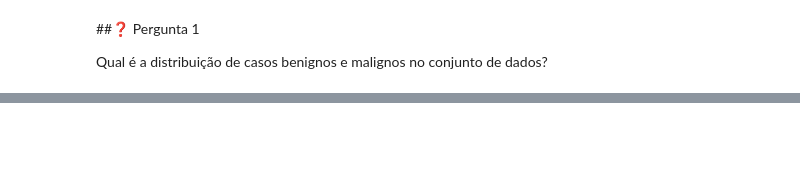
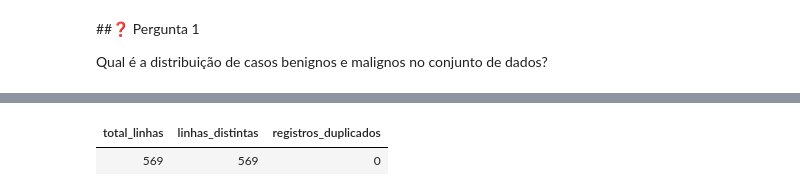
Before and after one commit to Cardoso-Caio/MVP-Engenharia-de-Dados, a Jupyter notebook: 06_analise.ipynb, the cells around one changed output, grey strips where cells are left out. Cells and saved outputs as stored; diff of their text form; code cells hidden in the pictures; blank space fills up the shorter version.

```diff
--- a/06_analise.ipynb
+++ b/06_analise.ipynb
@@ -43,0 +112,26 @@ utilidade do conjunto de dados para estudos exploratórios.
+# %%
+%sql
+WITH base AS (
+  SELECT
+    sha2(concat_ws('||',
+      mean_radius, mean_texture, mean_perimeter, mean_area,
+      mean_smoothness, mean_compactness, mean_concavity, mean_concave_points,
+      mean_symmetry, mean_fractal_dimension,
+      radius_error, texture_error, perimeter_error, area_error,
+      smoothness_error, compactness_error, concavity_error, concave_points_error,
+      symmetry_error, fractal_dimension_error,
+      worst_radius, worst_texture, worst_perimeter, worst_area,
+      worst_smoothness, worst_compactness, worst_concavity, worst_concave_points,
+      worst_symmetry, worst_fractal_dimension,
+      diagnosis
+    ), 256) AS row_hash
+  FROM gold.breast_cancer
+)
+SELECT
+  COUNT(*) AS total_linhas,
+  COUNT(DISTINCT row_hash) AS linhas_distintas,
+  COUNT(*) - COUNT(DISTINCT row_hash) AS registros_duplicados
+FROM base;
+# %% [output]
+| total_linhas | linhas_distintas | registros_duplicados |
+| 569 | 569 | 0 |
```
Also changed, not shown: parts of 25 cells of this notebook, 1 other file.
